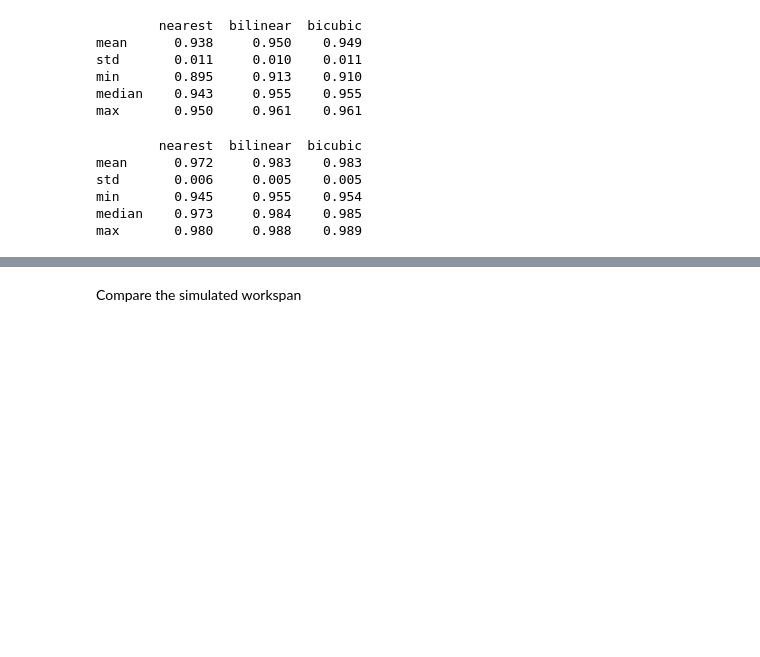
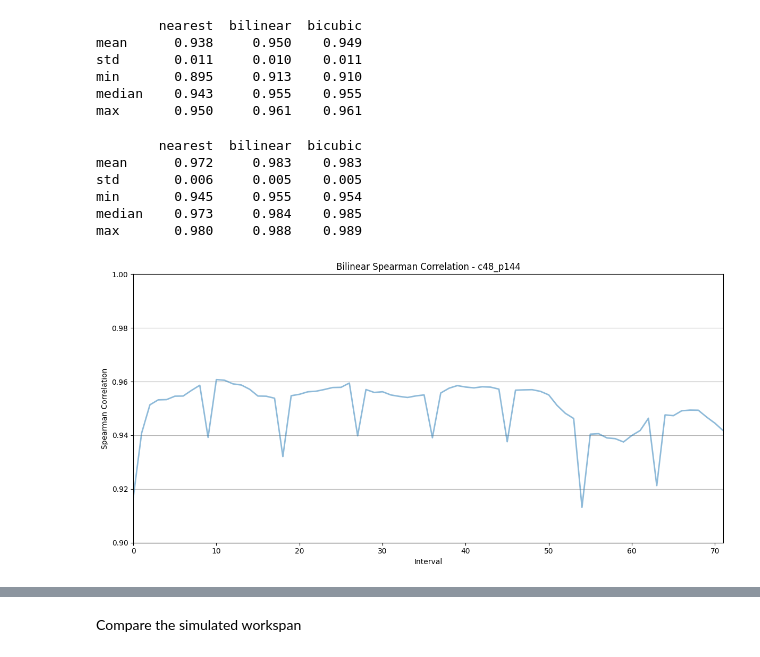
Before and after one commit to Jordan-Sun/simulated-chem, a Jupyter notebook: compare.ipynb, the cells around one changed output, grey strips where cells are left out. Cells and saved outputs as stored; diff of their text form; code cells hidden in the pictures; blank space fills up the shorter version.

```diff
--- a/compare.ipynb
+++ b/compare.ipynb
@@ -674,3 +756,23 @@ std       0.006     0.005    0.005
 min       0.945     0.955    0.954
 median    0.973     0.984    0.985
 max       0.980     0.988    0.989
+# %%
+# Plot the bilinear correlation with intervals as the x-axis as a line plot
+plt.figure(figsize=(12, 6))
+plt.margins(x=0)
+plt.plot(
+    bilinear_correlation.index,
+    bilinear_correlation.values,
+    label="Bilinear",
+    alpha=0.5,
+    linewidth=2,
+)
+plt.title(f"Bilinear Spearman Correlation - {case}")
+plt.xlabel("Interval")
+plt.ylabel("Spearman Correlation")
+plt.ylim(0.9, 1.0)
+plt.grid(axis='y')
+plt.tight_layout()
+plt.show()
+# %% [output]
+[figure, added]
```
Also changed, not shown: parts of 21 cells of this notebook, 2 other files.
